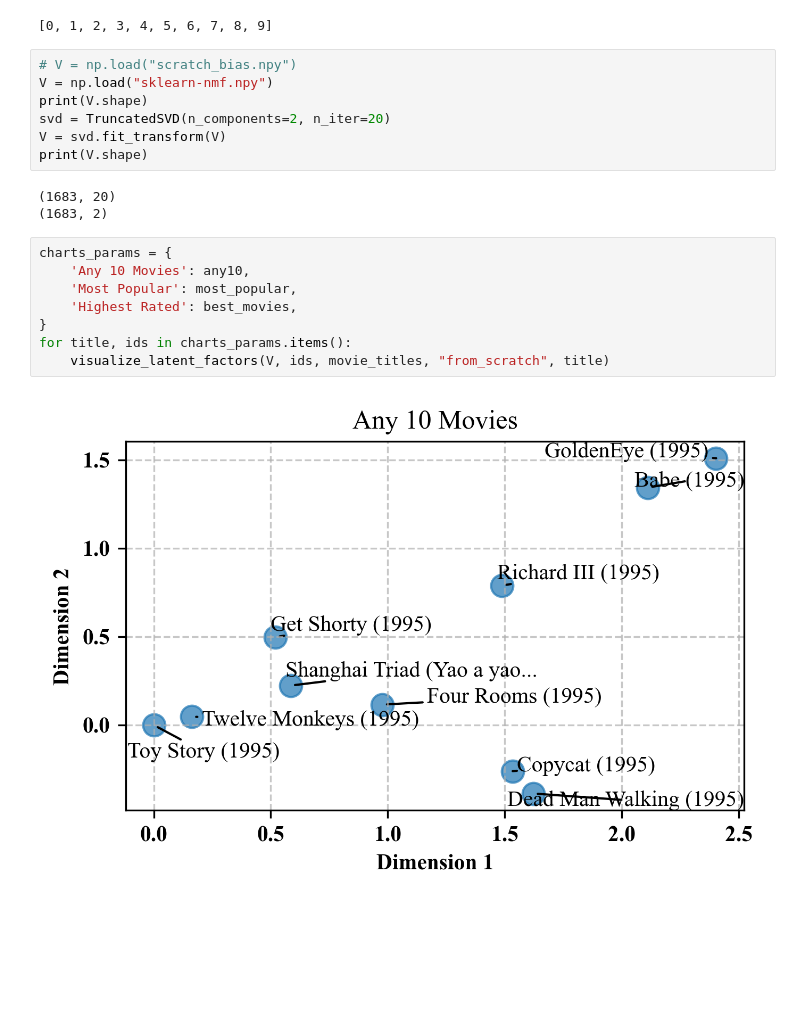
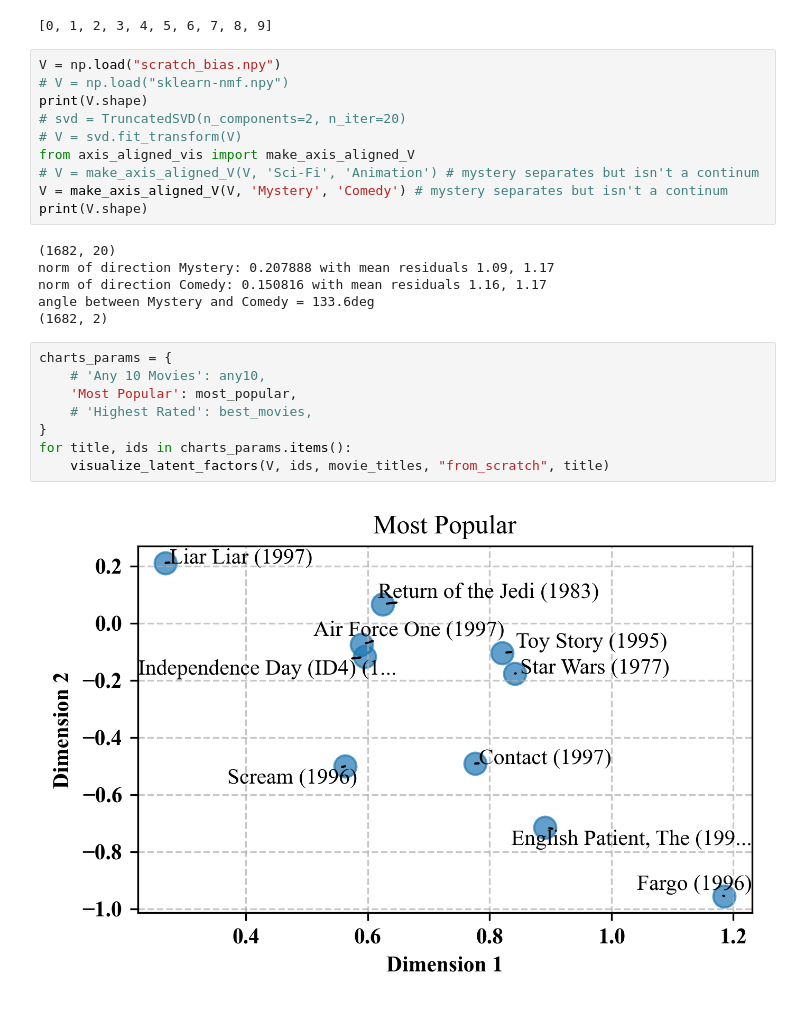
Before and after one commit to Exr0nRandomProjects/25wi-cs155-project2, a Jupyter notebook: code/visualize.ipynb, the cells around one changed output. Saved outputs shown, nothing was run; the diff lists cells and outputs as text; blank space fills up the shorter version.

Commit message:
semantic axes visualization

```diff
--- a/code/visualize.ipynb
+++ b/code/visualize.ipynb
@@ -75,22 +75,28 @@ print(any10)
 # %% [output]
 [0, 1, 2, 3, 4, 5, 6, 7, 8, 9]
 # %%
-# V = np.load("scratch_bias.npy")
-V = np.load("sklearn-nmf.npy")
+V = np.load("scratch_bias.npy")
+# V = np.load("sklearn-nmf.npy")
 print(V.shape)
-svd = TruncatedSVD(n_components=2, n_iter=20)
-V = svd.fit_transform(V)
+# svd = TruncatedSVD(n_components=2, n_iter=20)
+# V = svd.fit_transform(V)
+from axis_aligned_vis import make_axis_aligned_V
+# V = make_axis_aligned_V(V, 'Sci-Fi', 'Animation') # mystery separates but isn't a continum
+V = make_axis_aligned_V(V, 'Mystery', 'Comedy') # mystery separates but isn't a continum
 print(V.shape)
 # %% [output]
-(1683, 20)
-(1683, 2)
+(1682, 20)
+norm of direction Mystery: 0.207888 with mean residuals 1.09, 1.17
+norm of direction Comedy: 0.150816 with mean residuals 1.16, 1.17
+angle between Mystery and Comedy = 133.6deg
+(1682, 2)
 # %%
 charts_params = {
-    'Any 10 Movies': any10,
+    # 'Any 10 Movies': any10,
     'Most Popular': most_popular,
-    'Highest Rated': best_movies,
+    # 'Highest Rated': best_movies,
 }
 for title, ids in charts_params.items():
     visualize_latent_factors(V, ids, movie_titles, "from_scratch", title)
 # %% [output]
-[figure, old version]
+[figure, new version]
```
Also changed, not shown: parts of 3 cells of this notebook, 1 other file.
